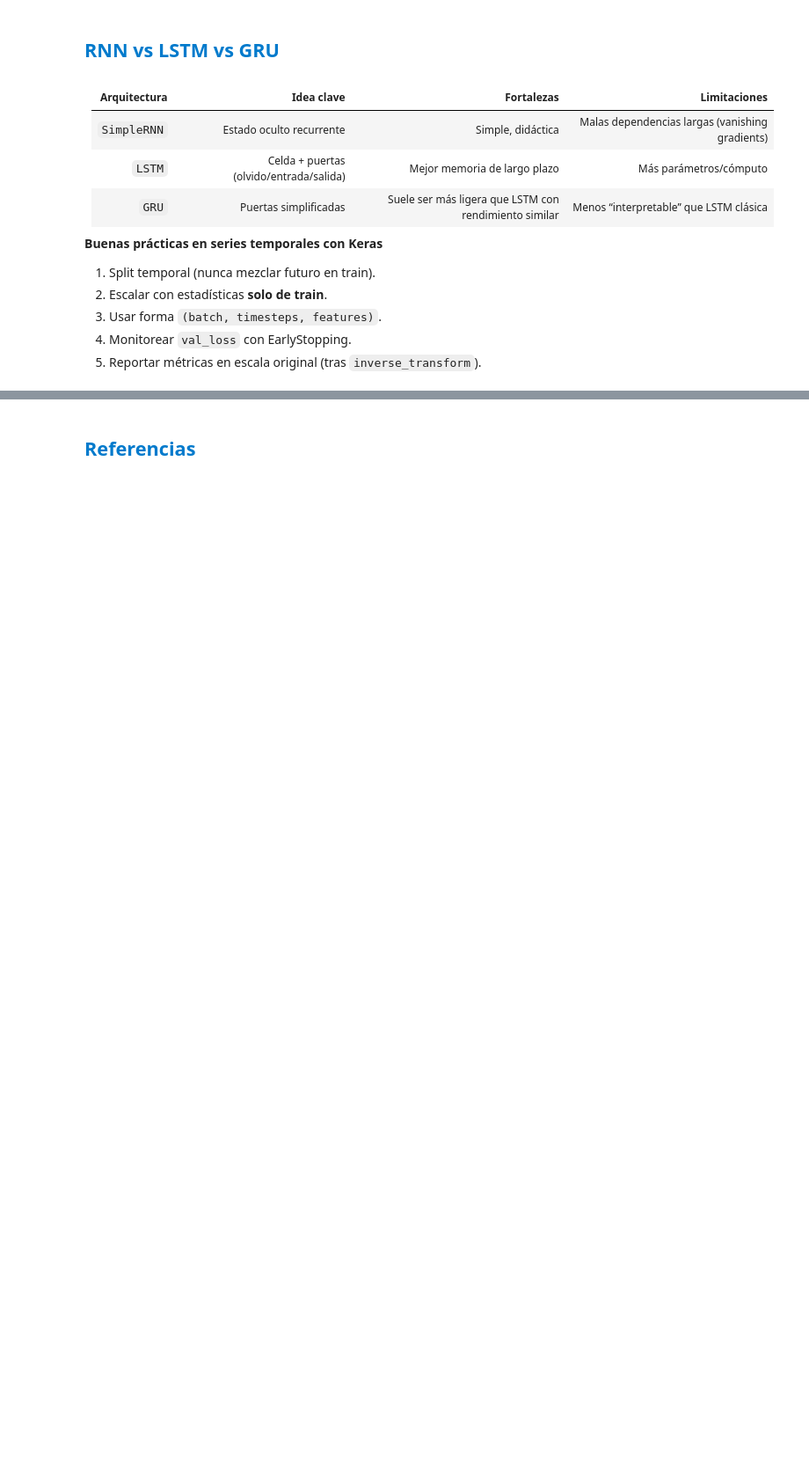
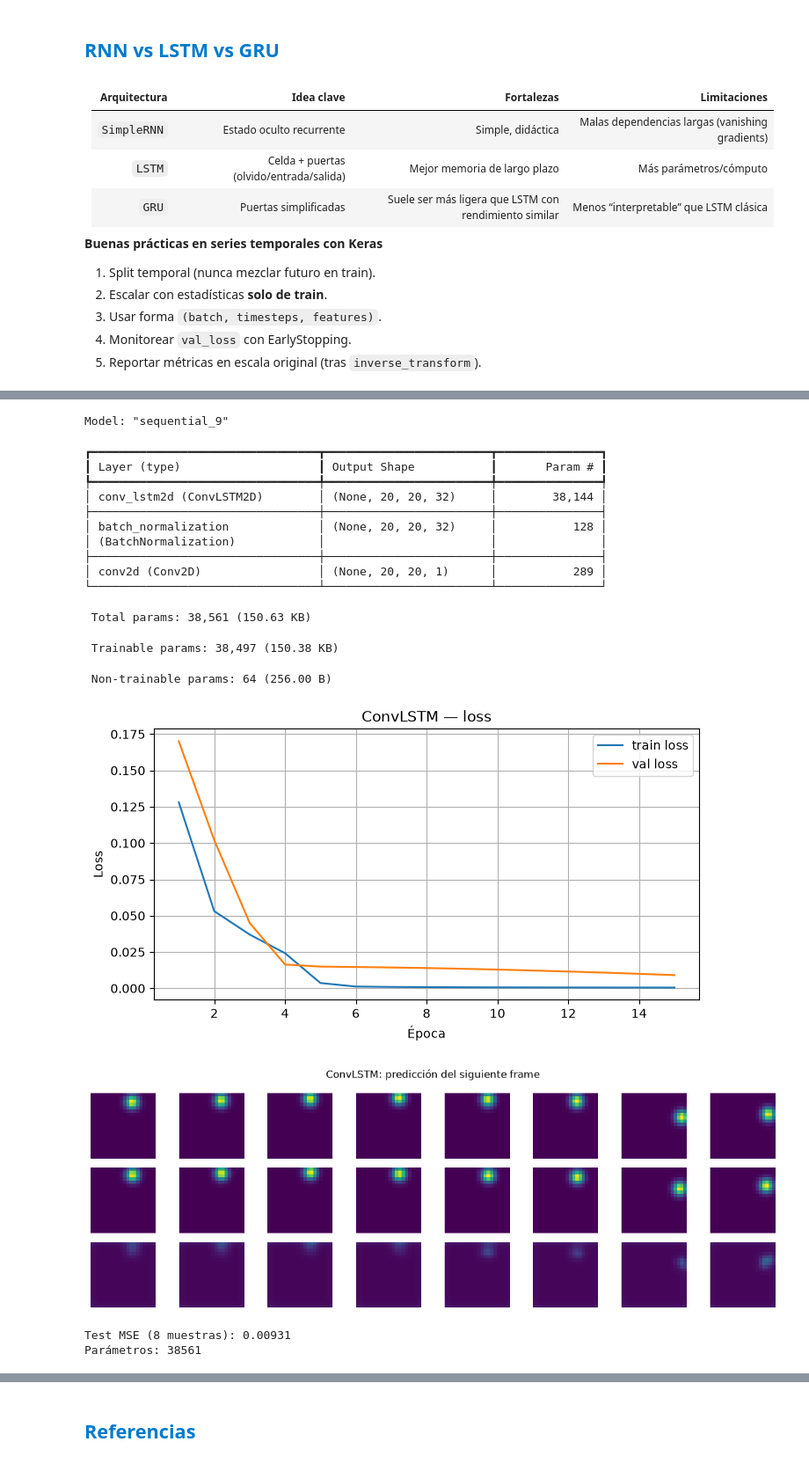
Before and after one commit to contreras-juan/Material-Ciencia-de-Datos, a Jupyter notebook: Deep_Learning/Cuadernos/07_RNN.ipynb, the cells around one changed output, grey strips where cells are left out. Shown at 88% size. Cells and saved outputs as stored; diff of their text form; code cells hidden in the pictures; blank space fills up the shorter version.

Commit message:
feature: Agregar notas de CONVLSTM

```diff
--- a/Deep_Learning/Cuadernos/07_RNN.ipynb
+++ b/Deep_Learning/Cuadernos/07_RNN.ipynb
@@ -589,0 +809,63 @@ SimpleRNN     0.3528     649
+# %%
+
+tf.random.set_seed(SEED)
+model_convlstm = Sequential([
+    ConvLSTM2D(
+        filters=32,
+        kernel_size=(3, 3),
+        padding="same",
+        return_sequences=False,
+        input_shape=X_tr.shape[1:],  # (timesteps, H, W, C)
+    ),
+    BatchNormalization(),
+    Conv2D(filters=1, kernel_size=(3, 3), activation="sigmoid", padding="same"),
+])
+model_convlstm.compile(optimizer="adam", loss="mse")
+model_convlstm.summary()
+
+history_convlstm = model_convlstm.fit(
+    X_tr, y_tr,
+    validation_split=0.2,
+    epochs=15,
+    batch_size=32,
+    callbacks=[EarlyStopping(monitor="val_loss", patience=4, restore_best_weights=True, verbose=0)],
+    verbose=0,
+)
+plot_history(history_convlstm, "ConvLSTM — loss")
+
+y_hat = model_convlstm.predict(X_te[:8], verbose=0)
+fig, axes = plt.subplots(3, 8, figsize=(12, 4.2))
+for j in range(8):
+    axes[0, j].imshow(X_te[j, -1, :, :, 0], cmap="viridis", vmin=0, vmax=1)
+    axes[1, j].imshow(y_te[j, :, :, 0], cmap="viridis", vmin=0, vmax=1)
+    axes[2, j].imshow(y_hat[j, :, :, 0], cmap="viridis", vmin=0, vmax=1)
+    for r in range(3):
+        axes[r, j].axis("off")
+axes[0, 0].set_ylabel("último input", fontsize=9)
+axes[1, 0].set_ylabel("real t+1", fontsize=9)
+axes[2, 0].set_ylabel("pred t+1", fontsize=9)
+plt.suptitle("ConvLSTM: predicción del siguiente frame")
+plt.tight_layout()
+plt.show()
+
+print(f"Test MSE (8 muestras): {float(np.mean((y_te[:8] - y_hat) ** 2)):.5f}")
+print(f"Parámetros: {model_convlstm.count_params()}")
+# %% [output]
+Model: "sequential_9"
+┏━━━━━━━━━━━━━━━━━━━━━━━━━━━━━━━━━┳━━━━━━━━━━━━━━━━━━━━━━━━┳━━━━━━━━━━━━━━━┓
+┃ Layer (type)                    ┃ Output Shape           ┃       Param # ┃
+┡━━━━━━━━━━━━━━━━━━━━━━━━━━━━━━━━━╇━━━━━━━━━━━━━━━━━━━━━━━━╇━━━━━━━━━━━━━━━┩
+│ conv_lstm2d (ConvLSTM2D)        │ (None, 20, 20, 32)     │        38,144 │
+├─────────────────────────────────┼────────────────────────┼───────────────┤
+│ batch_normalization             │ (None, 20, 20, 32)     │           128 │
+│ (BatchNormalization)            │                        │               │
+├─────────────────────────────────┼────────────────────────┼───────────────┤
+│ conv2d (Conv2D)                 │ (None, 20, 20, 1)      │           289 │
+└─────────────────────────────────┴────────────────────────┴───────────────┘
+ Total params: 38,561 (150.63 KB)
+ Trainable params: 38,497 (150.38 KB)
+ Non-trainable params: 64 (256.00 B)
+[figure, added]
+[figure, added]
+Test MSE (8 muestras): 0.00931
+Parámetros: 38561
```
Also changed, not shown: parts of 24 cells of this notebook, 5 other files.
